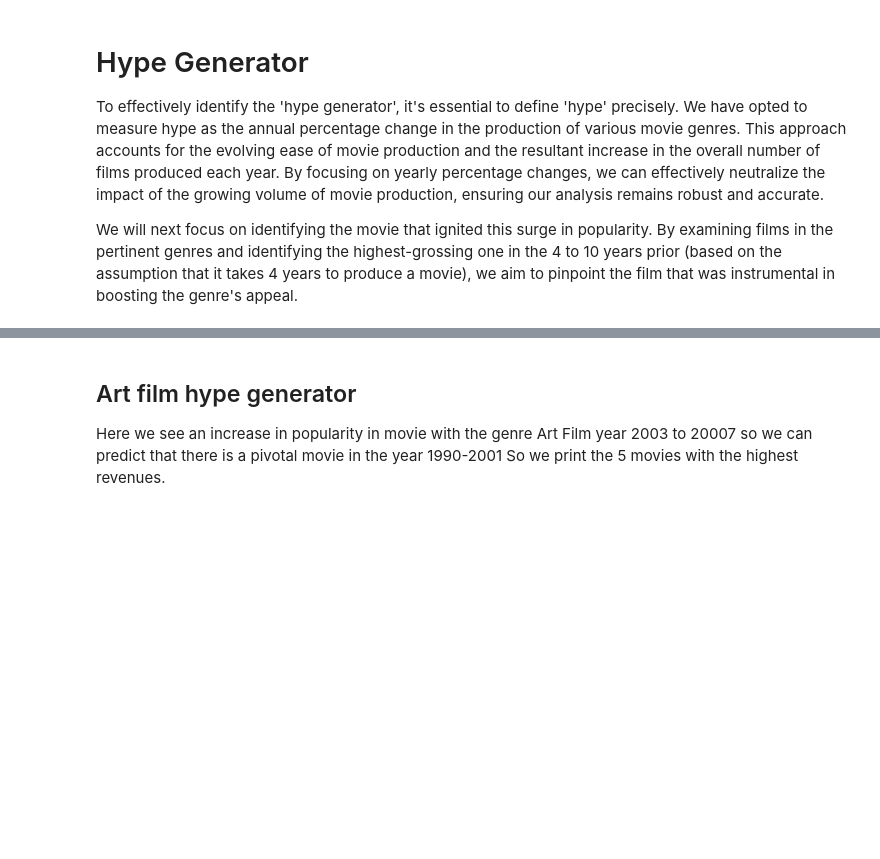
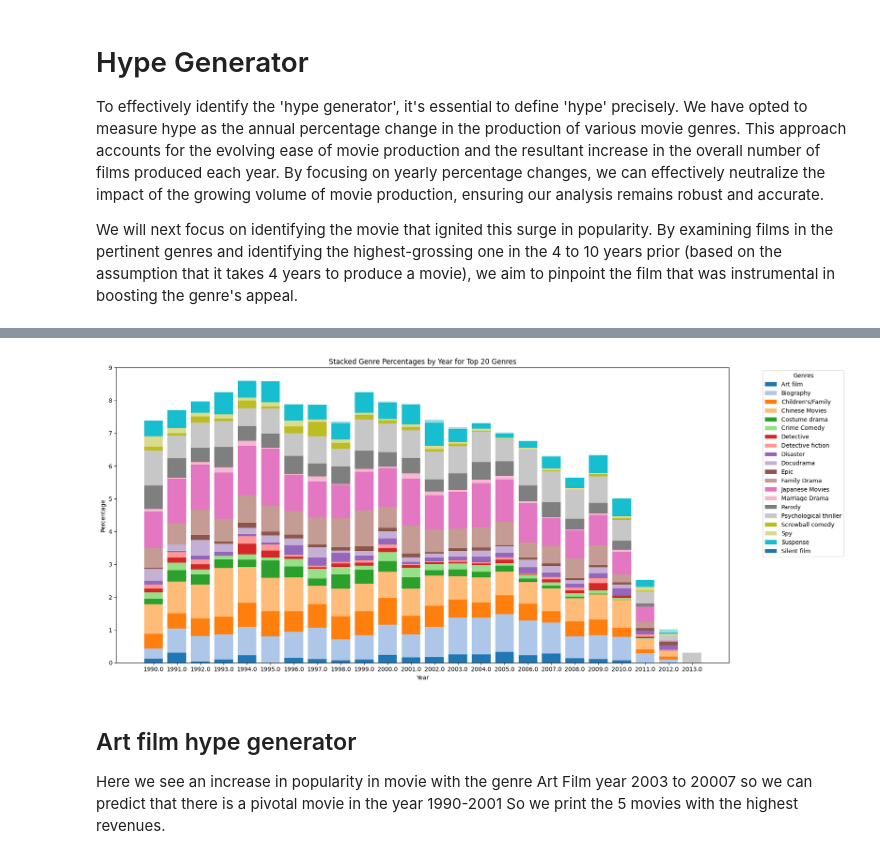
Before and after one commit to epfl-ada/ada-2023-project-thewestbobers, a Jupyter notebook: Untitled.ipynb, the cells around one changed output, grey strips where cells are left out. Saved outputs shown, nothing was run; the diff lists cells and outputs as text; code cells hidden in the pictures; blank space fills up the shorter version.

```diff
--- a/Untitled.ipynb
+++ b/Untitled.ipynb
@@ -582,3 +475,7 @@ plt.show()
+# %%
+plot_genres_percentages_per_year(movies, 1990, 2013, 41,61,9)
+# %% [output]
+[figure, added]
 # %% [markdown]
 ## Art film hype generator
 Here we see an increase in popularity in movie with the genre Art Film year 2003 to 20007 so we can predict that there is a pivotal movie in the year 1990-2001 So we print the 5 movies with the highest revenues.
```
Also changed, not shown: parts of 26 cells of this notebook.
